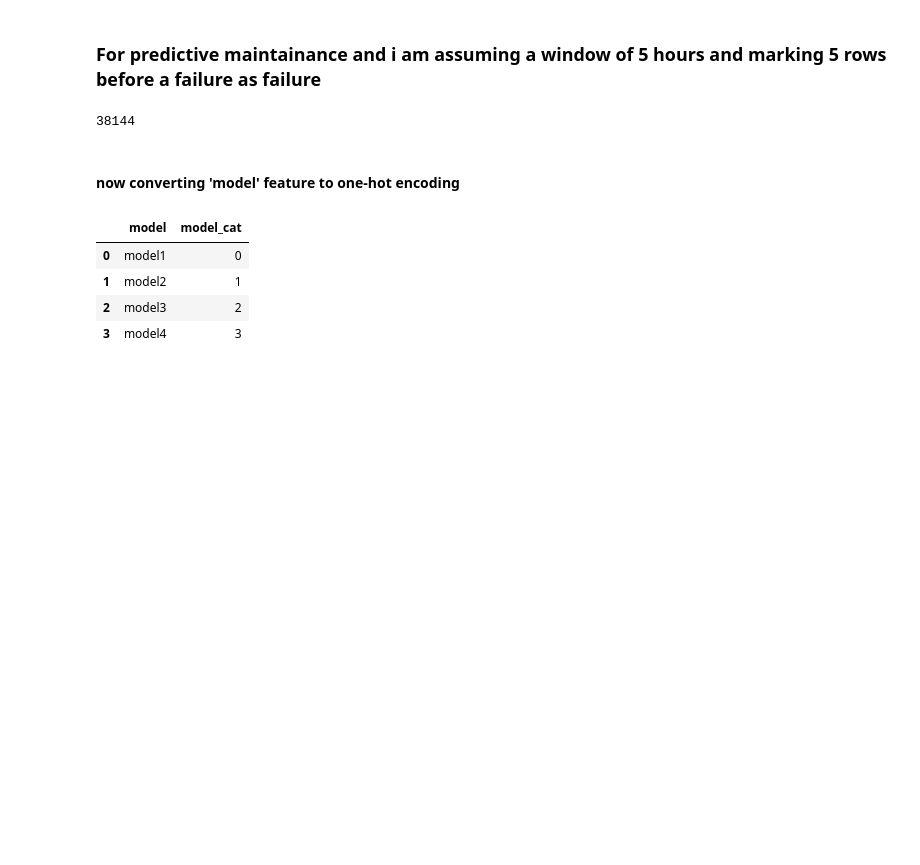
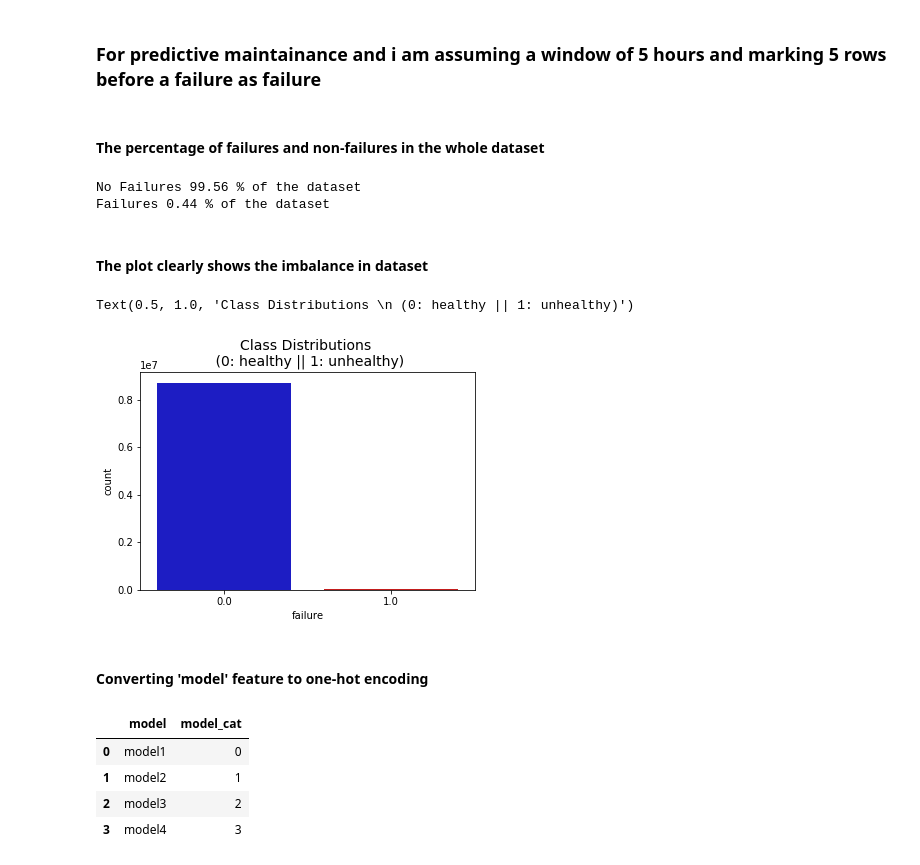
Before and after one commit to vanshilshah97/pred_maint_zf, a Jupyter notebook: zf_task_code_submit.ipynb, the cells around one changed output. Drawn from its saved outputs; the diff is of its cells as text; code cells hidden in the pictures; blank space fills up the shorter version.

Commit message:
images_added

```diff
--- a/zf_task_code_submit.ipynb
+++ b/zf_task_code_submit.ipynb
@@ -247,14 +271,26 @@ print(indices, len(indices)) ##these are the indices where we have to mark failu
 arr=np.zeros((df_features.shape[0]))
 arr[indices]=1
 df_features['failure']=arr
-# %%
-np.sum(df_features['failure']==1) ## no of total cases considered as failures
-# %% [output]
-38144
-# %%
-df_features.drop(columns=['failures'],inplace=True)
+# %% [markdown]
+#### The percentage of failures and non-failures in the whole dataset
+# %%
+print('No Failures', round(df_features['failure'].value_counts()[0]/len(df_features) * 100,2), '% of the dataset')
+print('Failures', round(df_features['failure'].value_counts()[1]/len(df_features) * 100,2), '% of the dataset')
+# %% [output]
+No Failures 99.56 % of the dataset
+Failures 0.44 % of the dataset
+# %% [markdown]
+#### The plot clearly shows the imbalance in dataset
+# %%
+colors = ["#0101DF", "#DF0101"]
+
+sns.countplot('failure', data=df_features, palette=colors)
+plt.title('Class Distributions \n (0: healthy || 1: unhealthy)', fontsize=14)
+# %% [output]
+Text(0.5, 1.0, 'Class Distributions \n (0: healthy || 1: unhealthy)')
+[figure, added]
 # %% [markdown]
-#### now converting 'model' feature to one-hot encoding
+#### Converting 'model' feature to one-hot encoding
 # %%
 
 from sklearn.preprocessing import LabelEncoder
```
Also changed, not shown: parts of 19 cells of this notebook, 4 other files.
